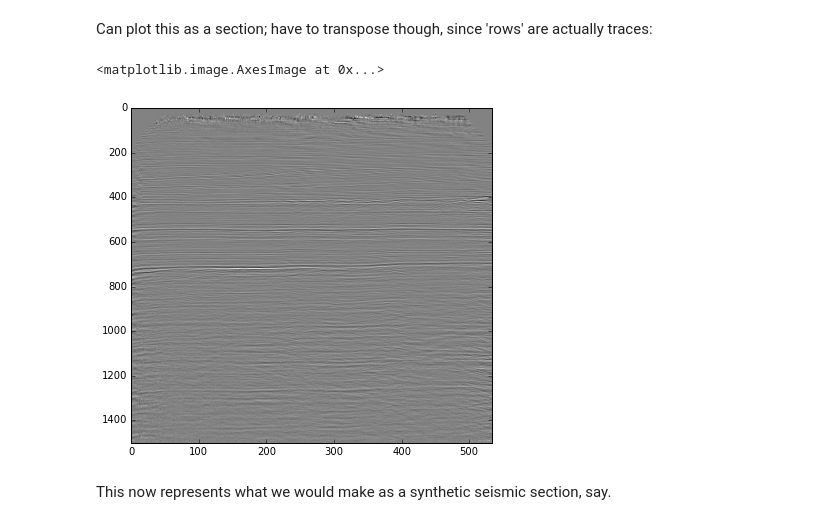
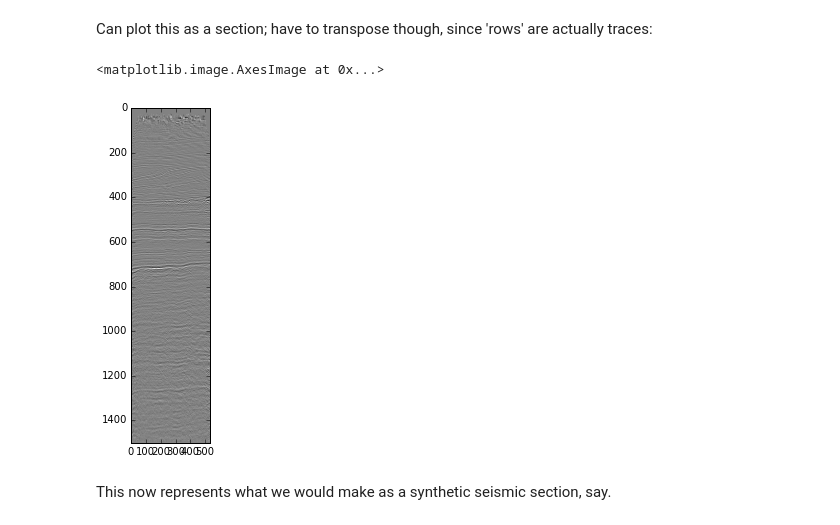
Before and after one commit to kwinkunks/notebooks, a Jupyter notebook: Seismic_read_and_write.ipynb, the cells around one changed output. Cells and saved outputs as stored; diff of their text form; code cells hidden in the pictures.

```diff
--- a/Seismic_read_and_write.ipynb
+++ b/Seismic_read_and_write.ipynb
@@ -9,5 +45,7 @@ import obspy
 # %%
-filename = "data/31_81_PR.sgy"
+# filename = "data/HUN00-ALT-01_STK.sgy"
+# filename = "data/31_81_PR.sgy"
+filename = "data/Nova_Scotia.sgy"
 section = obspy.read(filename)
 # %% [markdown]
 In ObsPy, a `Stream` is a sequence of `Trace` objects.
@@ -56,11 +94,11 @@ Can plot this as a section; have to transpose though, since 'rows' are actually
 # %%
 import matplotlib.pyplot as plt
 
 plt.figure(figsize=(12,6))
-plt.imshow(data.T, cmap="gray", aspect=0.33)
+plt.imshow(data.T, cmap="gray", aspect=1.5)
 # %% [output]
 <matplotlib.image.AxesImage at 0x...>
-[figure, old version]
+[figure, new version]
 # %% [markdown]
 This now represents what we would make as a synthetic seismic section, say.
 # %% [markdown]
```
Also changed, not shown: parts of 25 cells of this notebook.
